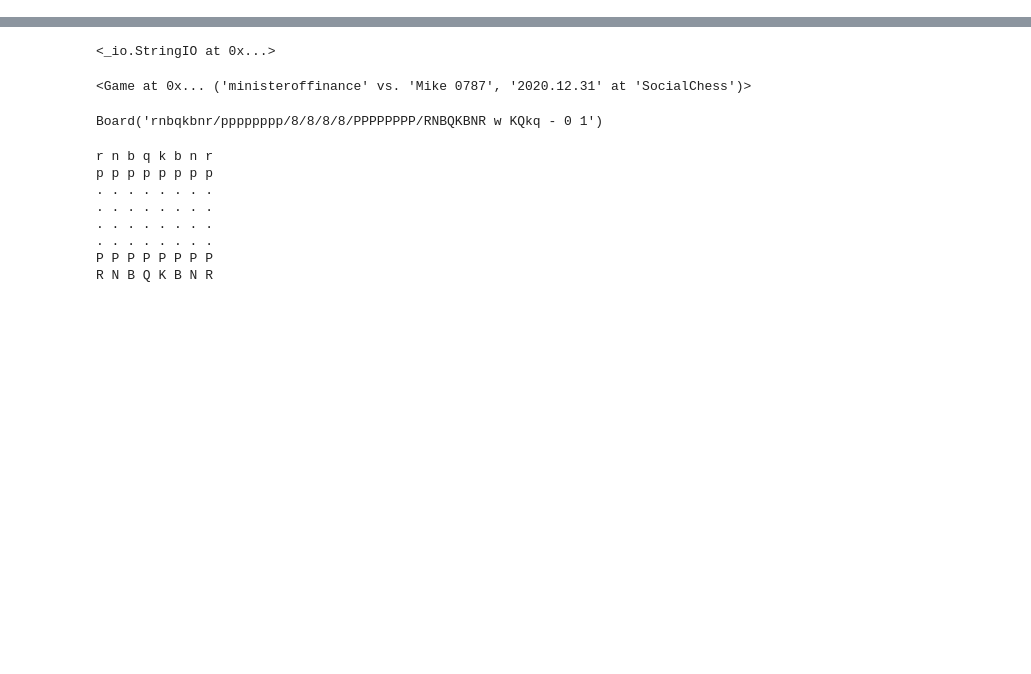
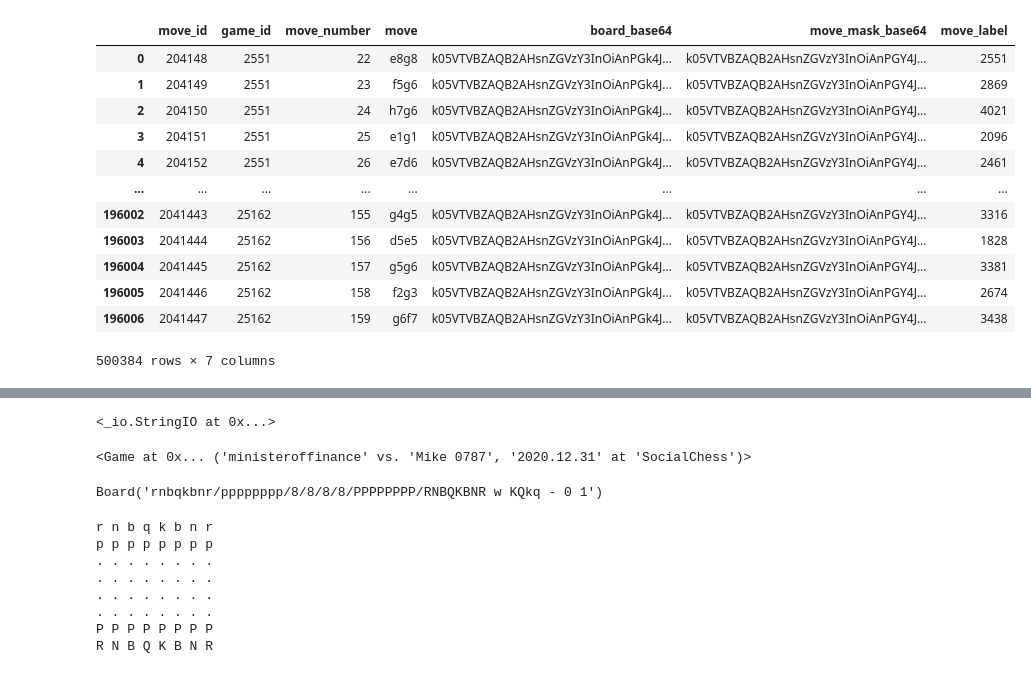
Before and after one commit to johnsonlarryl/csce-5218-semester-project, a Jupyter notebook: notebooks/pgn_records_colab_training.ipynb, the cells around one changed output, grey strips where cells are left out. Cells and saved outputs as stored; diff of their text form; code cells hidden in the pictures; blank space fills up the shorter version.

Commit message:
#5 - Using more data

```diff
--- a/notebooks/pgn_records_colab_training.ipynb
+++ b/notebooks/pgn_records_colab_training.ipynb
@@ -98,0 +213,20 @@ def make_move(board:Board, moves:Iterator) -> Move:
+# %%
+parquet_dir = "/content/data/tmp/parquet"
+# %%
+# Read all Parquet files in the directory
+all_moves = pd.concat([pd.read_parquet(os.path.join(parquet_dir, file)) for file in os.listdir(parquet_dir) if file.endswith(".parquet")])
+all_moves
+# %% [output]
+|  | move_id | game_id | move_number | move | board_base64 | move_mask_base64 | move_label |
+| 0 | 204148 | 2551 | 22 | e8g8 | k05VTVBZAQB2AHsnZGVzY3InOiAnPGk4J... | k05VTVBZAQB2AHsnZGVzY3InOiAnPGY4J... | 2551 |
+| 1 | 204149 | 2551 | 23 | f5g6 | k05VTVBZAQB2AHsnZGVzY3InOiAnPGk4J... | k05VTVBZAQB2AHsnZGVzY3InOiAnPGY4J... | 2869 |
+| 2 | 204150 | 2551 | 24 | h7g6 | k05VTVBZAQB2AHsnZGVzY3InOiAnPGk4J... | k05VTVBZAQB2AHsnZGVzY3InOiAnPGY4J... | 4021 |
+| 3 | 204151 | 2551 | 25 | e1g1 | k05VTVBZAQB2AHsnZGVzY3InOiAnPGk4J... | k05VTVBZAQB2AHsnZGVzY3InOiAnPGY4J... | 2096 |
+| 4 | 204152 | 2551 | 26 | e7d6 | k05VTVBZAQB2AHsnZGVzY3InOiAnPGk4J... | k05VTVBZAQB2AHsnZGVzY3InOiAnPGY4J... | 2461 |
+| ... | ... | ... | ... | ... | ... | ... | ... |
+| 196002 | 2041443 | 25162 | 155 | g4g5 | k05VTVBZAQB2AHsnZGVzY3InOiAnPGk4J... | k05VTVBZAQB2AHsnZGVzY3InOiAnPGY4J... | 3316 |
+| 196003 | 2041444 | 25162 | 156 | d5e5 | k05VTVBZAQB2AHsnZGVzY3InOiAnPGk4J... | k05VTVBZAQB2AHsnZGVzY3InOiAnPGY4J... | 1828 |
+| 196004 | 2041445 | 25162 | 157 | g5g6 | k05VTVBZAQB2AHsnZGVzY3InOiAnPGk4J... | k05VTVBZAQB2AHsnZGVzY3InOiAnPGY4J... | 3381 |
+| 196005 | 2041446 | 25162 | 158 | f2g3 | k05VTVBZAQB2AHsnZGVzY3InOiAnPGk4J... | k05VTVBZAQB2AHsnZGVzY3InOiAnPGY4J... | 2674 |
+| 196006 | 2041447 | 25162 | 159 | g6f7 | k05VTVBZAQB2AHsnZGVzY3InOiAnPGk4J... | k05VTVBZAQB2AHsnZGVzY3InOiAnPGY4J... | 3438 |
+500384 rows × 7 columns
```
Also changed, not shown: parts of 103 cells of this notebook, 4 other files.
